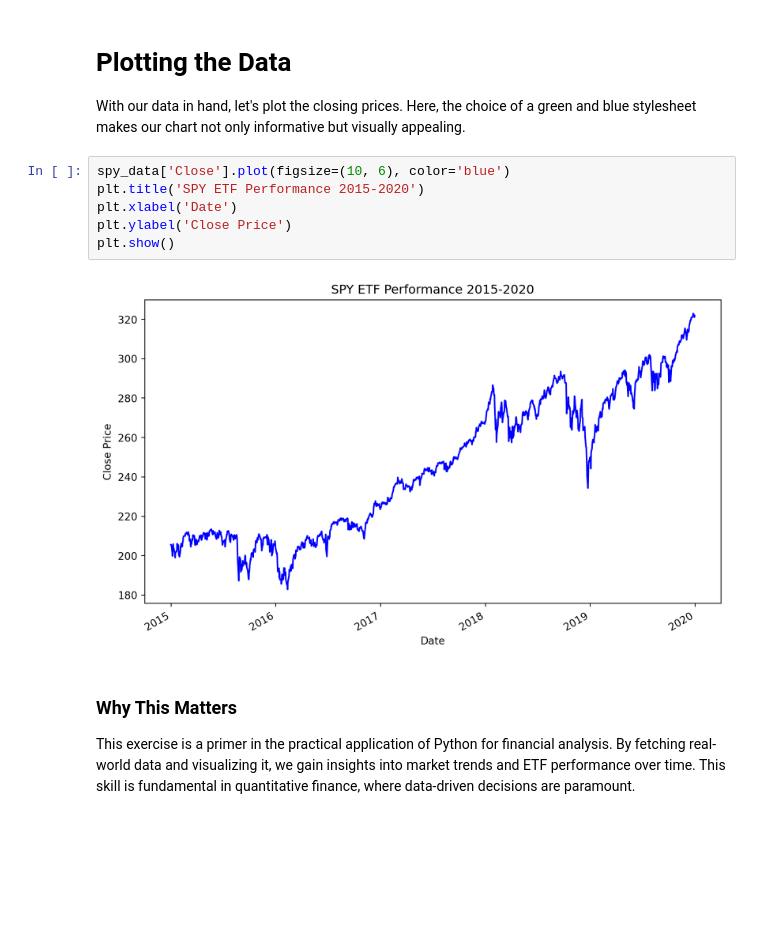
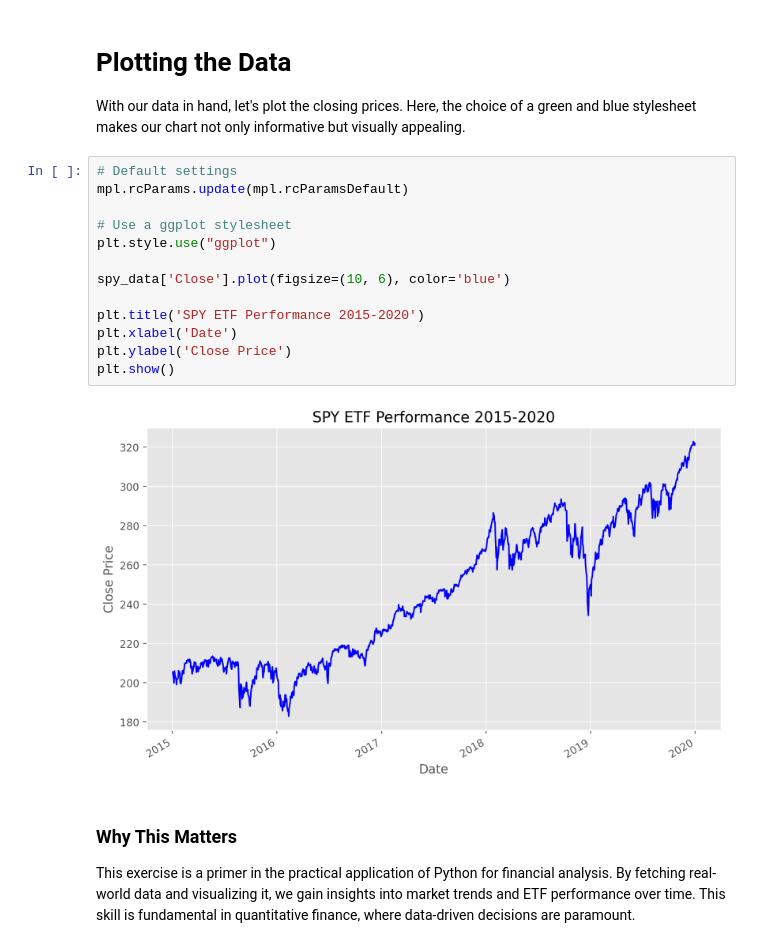
Before and after one commit to vdenoise/portfolio-geek, a Jupyter notebook: posts/tutorials/en/spy-and-matplotlib.ipynb, the cells around one changed output. Drawn from its saved outputs; the diff is of its cells as text; blank space fills up the shorter version.

```diff
--- a/posts/tutorials/en/spy-and-matplotlib.ipynb
+++ b/posts/tutorials/en/spy-and-matplotlib.ipynb
@@ -27,13 +54,20 @@ spy_data = yf.download('SPY', start='2015-01-01', end='2020-01-01', progress=Fal
 
 With our data in hand, let's plot the closing prices. Here, the choice of a green and blue stylesheet makes our chart not only informative but visually appealing.
 # %%
+# Default settings
+mpl.rcParams.update(mpl.rcParamsDefault)
+
+# Use a ggplot stylesheet
+plt.style.use("ggplot")
+
 spy_data['Close'].plot(figsize=(10, 6), color='blue')
+
 plt.title('SPY ETF Performance 2015-2020')
 plt.xlabel('Date')
 plt.ylabel('Close Price')
 plt.show()
 # %% [output]
-[figure, old version]
+[figure, new version]
 # %% [markdown]
 ### Why This Matters
 
```
Also changed, not shown: parts of 7 cells of this notebook, 21 other files.
